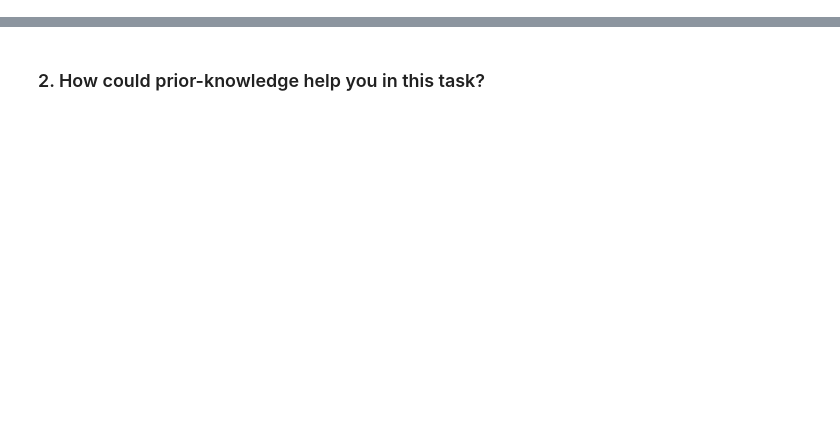
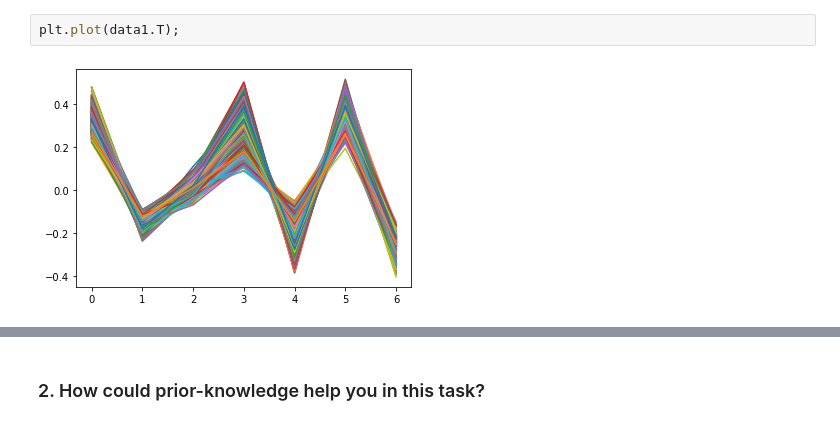
Before and after one commit to RomainCendre/DSTest, a Jupyter notebook: deepsense_generative_takehome_test.ipynb, the cells around one changed output, grey strips where cells are left out. Saved outputs shown, nothing was run; the diff lists cells and outputs as text; blank space fills up the shorter version.

```diff
--- a/deepsense_generative_takehome_test.ipynb
+++ b/deepsense_generative_takehome_test.ipynb
@@ -17,0 +20,4 @@ Please provide the code that generates the data in this notebook.
+# %%
+plt.plot(data1.T);
+# %% [output]
+[figure, added]
```
Also changed, not shown: parts of 15 cells of this notebook.
